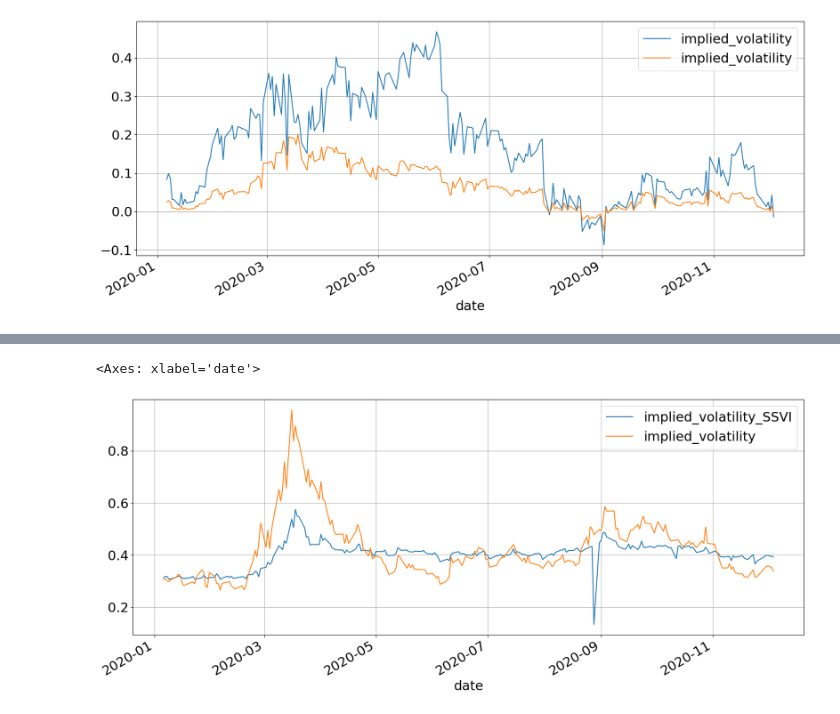
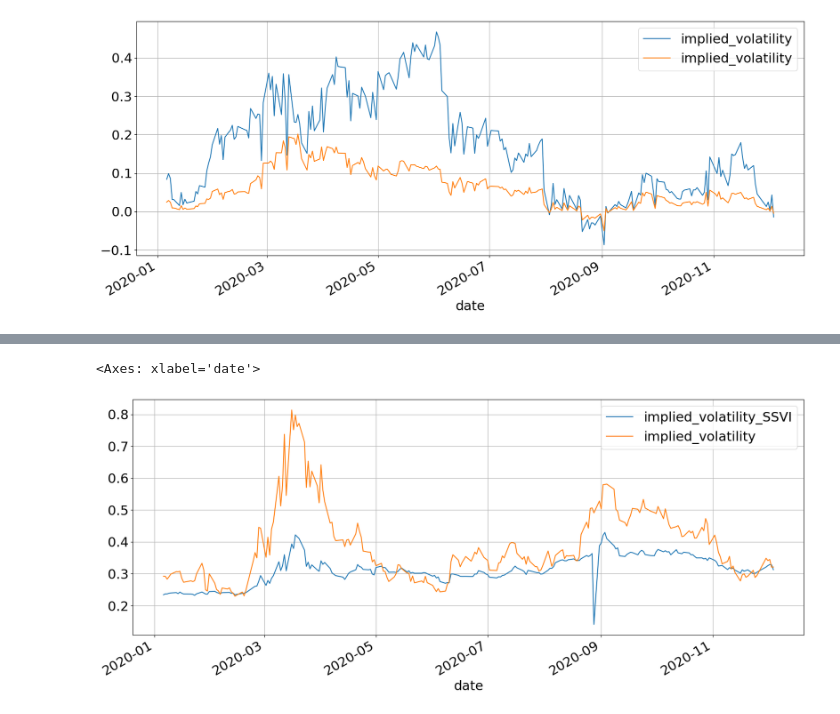
Before and after one commit to BaptisteZloch/Dauphine-Lecture-Volatility, a Jupyter notebook: notebooks/Lecture_2.ipynb, the cells around one changed output, grey strips where cells are left out. Saved outputs shown, nothing was run; the diff lists cells and outputs as text; code cells hidden in the pictures.

```diff
--- a/notebooks/Lecture_2.ipynb
+++ b/notebooks/Lecture_2.ipynb
@@ -311,13 +181,0 @@ df_options_filtered = df_options.loc[put_strike_filter | call_strike_filter ]
-# %%
-
-params = fit_ssvi(df_options_filtered['forward'],
-                  df_options_filtered['strike'],
-                  df_options_filtered["day_to_expiration"]/252,
-                  df_options_filtered['implied_volatility'],
-                  (0.2, -0.4, 0.2, 0.4)) # sigma, rho, eta, lamb
-
-df_options['implied_volatility_SSVI'] = ssvi_implied_vol(params,
-                                                        df_options['forward'],
-                                                        df_options['strike'],
-                                                        df_options["day_to_expiration"]/365.25)
-df_options.head()
@@ -440,7 +303,11 @@ df_options.plot.scatter(x='mid', y='mid_BS',grid=True,figsize=(20,8),c="day_to_e
 # %% [markdown]
 # Time Series Calibration
 # %%
-df_options = OptionLoader.load_data(datetime(2020, 1, 4), datetime(2020, 12, 4), process_kwargs={"ticker":"AAPL"},)
+df_options = OptionLoader.load_data(
+    datetime(2020, 1, 4),
+    datetime(2020, 12, 4),
+    process_kwargs={"ticker": "AAPL"},
+)
 print(df_options.shape)
 df_options.head()
 # %% [output]
@@ -453,7 +320,10 @@ df_options.head()
 | 169771 | 299.8 | 215.0 | 2020-01-10 | 0.99618 | 0.00028 | 0.00362 | -0.03106 | 0.02948 | 1.08562 | ... |
 | 169772 | 299.8 | 220.0 | 2020-01-10 | 1.00000 | 0.00000 | 0.00000 | -0.00048 | 0.03037 | 0.00000 | ... |
 # %%
-df_rates = USRatesLoader.load_data(datetime(2020, 1, 4), datetime(2020, 12, 4),)
+df_rates = USRatesLoader.load_data(
+    datetime(2020, 1, 4),
+    datetime(2020, 12, 4),
+)
 df_options = compute_forward(df_options=df_options, df_rates=df_rates)
 df_options.head()
 # %% [output]
@@ -517,10 +408,14 @@ df_selected_100C = select_options(
     day_to_expiry_target=40,
 )
 # %%
-skew_2 = (df_selected_90P.set_index("date")[["implied_volatility"]]-df_selected_110C.set_index("date")[["implied_volatility"]])/df_selected_100C.set_index("date")[["implied_volatility"]]
+skew_2 = (
+    df_selected_90P.set_index("date")[["implied_volatility"]] - df_selected_110C.set_index("date")[["implied_volatility"]]
+) / df_selected_100C.set_index("date")[["implied_volatility"]]
+skew_1 = df_selected_90P.set_index("date")[["implied_volatility"]] - df_selected_110C.set_index("date")[["implied_volatility"]]
 
-ax = skew_2.plot(grid=True, figsize=(20,8))
-skew_1.plot(grid=True, figsize=(20,8),ax=ax)
+
+ax = skew_2.plot(grid=True, figsize=(20, 8))
+skew_1.plot(grid=True, figsize=(20, 8), ax=ax)
 # %% [output]
 <Axes: xlabel='date'>
 [figure]
@@ -536,5 +422,5 @@ skew_1.plot(grid=True, figsize=(20,8))
 # %%
-df_selected_opts.set_index("date")[["implied_volatility_SSVI","implied_volatility"]].plot(grid=True, figsize=(20,8))
+df_selected_100C.set_index("date")[["implied_volatility_SSVI", "implied_volatility"]].plot(grid=True, figsize=(20, 8))
 # %% [output]
 <Axes: xlabel='date'>
-[figure, old version]
+[figure, new version]
```
Also changed, not shown: parts of 33 cells of this notebook, 7 other files.
